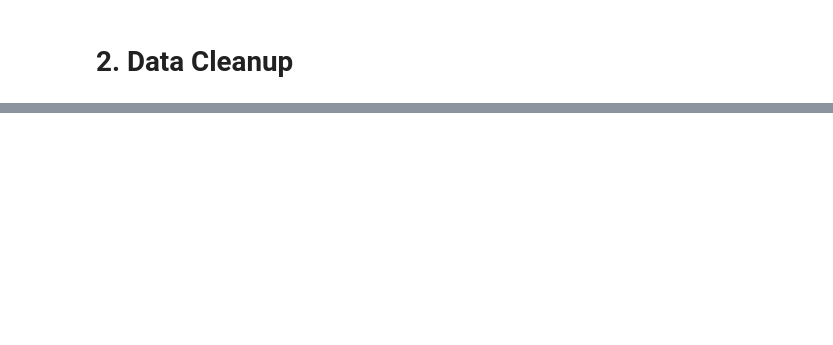
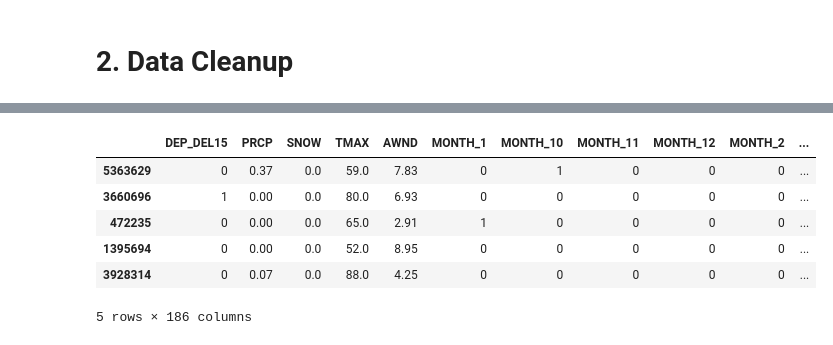
Before and after one commit to luispsalazar/Flight_Delay_Predictor, a Jupyter notebook: flight_delay.ipynb, the cells around one changed output, grey strips where cells are left out. Drawn from its saved outputs; the diff is of its cells as text; code cells hidden in the pictures; blank space fills up the shorter version.

```diff
--- a/flight_delay.ipynb
+++ b/flight_delay.ipynb
@@ -291,0 +590,6 @@ delay['AWND'].plot(kind='hist', figsize=(12, 4))
+# %%
+# Column PLANE_AGE
+# Splitting the Column into Four Quantiles
+delay_airline_flights['PLANE_AGE_groups'] = pd.qcut(delay_airline_flights['PLANE_AGE'], 4)
+delay_airline_flights.drop('PLANE_AGE', axis = 1, inplace = True)
+delay_airline_flights.head()
@@ -291,0 +604,6 @@ delay['AWND'].plot(kind='hist', figsize=(12, 4))
+# %%
+# Column is already a string, does not need any transformation
+
+dummies = pd.get_dummies(delay_airline_flights[["PLANE_AGE_groups"]])
+delay_age = pd.concat([delay_airline_flights.drop(['PLANE_AGE_groups'],axis = 1), dummies],axis = 1)
+delay_age.sample(5)
@@ -291,0 +621,6 @@ delay['AWND'].plot(kind='hist', figsize=(12, 4))
+# %%
+# Column is already a string, does not need any transformation
+
+dummies = pd.get_dummies(delay_age[["DEPARTING_AIRPORT"]])
+delay_departing = pd.concat([delay_age.drop(['DEPARTING_AIRPORT'],axis = 1), dummies],axis = 1)
+delay_departing.sample(5)
@@ -291,0 +635,5 @@ delay['AWND'].plot(kind='hist', figsize=(12, 4))
+# %%
+# If there is a previous airport, change to "1", otherwise "0", as strings, not numbers
+
+delay_departing["PREVIOUS_AIRPORT"] = np.where(delay_departing["PREVIOUS_AIRPORT"] == "NONE", "0", "1")
+delay_departing.sample(5)
@@ -291,0 +648,14 @@ delay['AWND'].plot(kind='hist', figsize=(12, 4))
+# %%
+# Column is already a string, does not need any transformation
+
+dummies = pd.get_dummies(delay_departing[["PREVIOUS_AIRPORT"]])
+delay_previous = pd.concat([delay_departing.drop(['PREVIOUS_AIRPORT'],axis = 1), dummies],axis = 1)
+delay_previous.sample(5)
+# %% [output]
+|  | DEP_DEL15 | PRCP | SNOW | TMAX | AWND | MONTH_1 | MONTH_10 | MONTH_11 | MONTH_12 | MONTH_2 | ... |
+| 5363629 | 0 | 0.37 | 0.0 | 59.0 | 7.83 | 0 | 1 | 0 | 0 | 0 | ... |
+| 3660696 | 1 | 0.00 | 0.0 | 80.0 | 6.93 | 0 | 0 | 0 | 0 | 0 | ... |
+| 472235 | 0 | 0.00 | 0.0 | 65.0 | 2.91 | 1 | 0 | 0 | 0 | 0 | ... |
+| 1395694 | 0 | 0.00 | 0.0 | 52.0 | 8.95 | 0 | 0 | 0 | 0 | 0 | ... |
+| 3928314 | 0 | 0.07 | 0.0 | 88.0 | 4.25 | 0 | 0 | 0 | 0 | 0 | ... |
+5 rows × 186 columns
```
Also changed, not shown: parts of 49 cells of this notebook, 1 other file.
